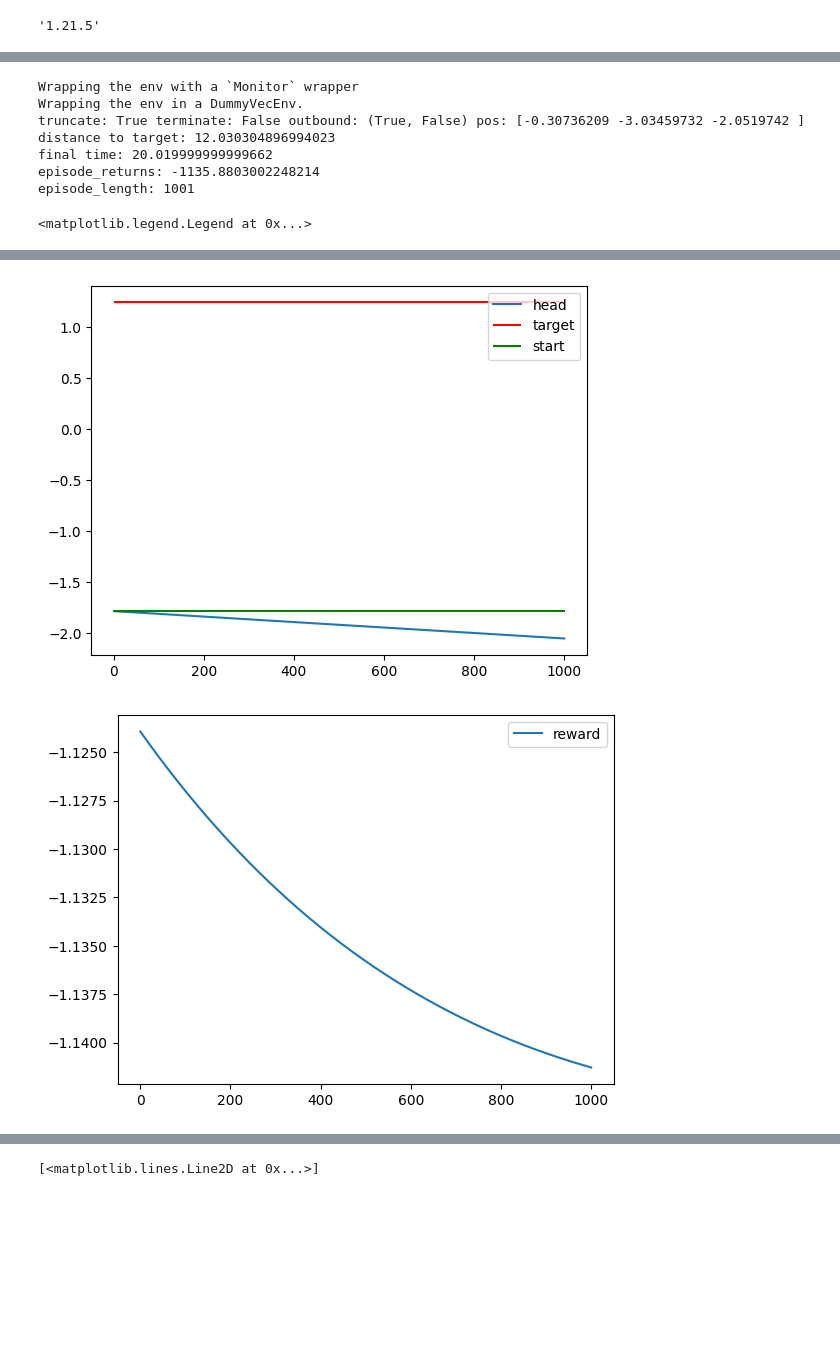
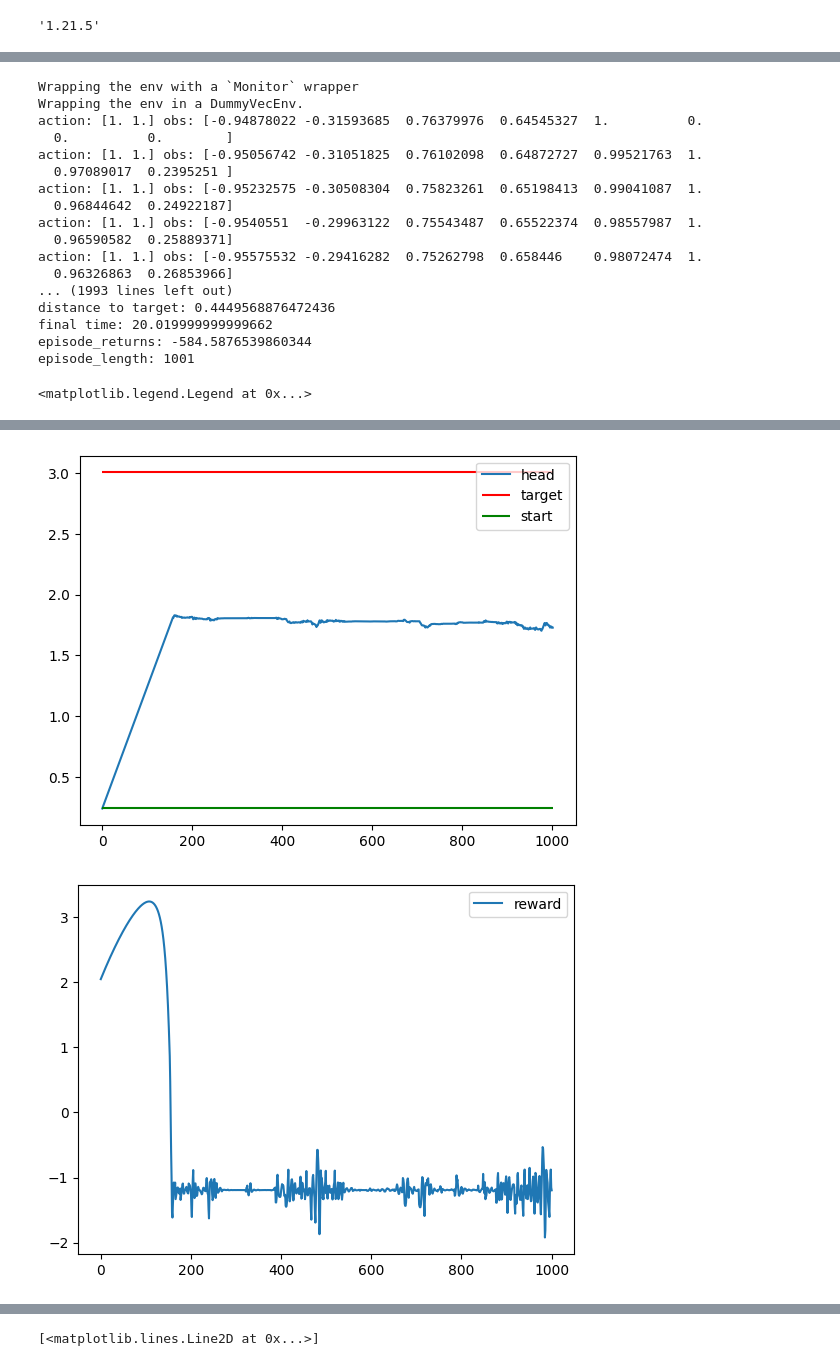
Before and after one commit to Fousseyni-Sang/common-robot-tasks, a Jupyter notebook: parking-task/rl_parking_task.ipynb, the cells around one changed output, grey strips where cells are left out. Saved outputs shown, nothing was run; the diff lists cells and outputs as text; code cells hidden in the pictures; blank space fills up the shorter version.

Commit message:
rl go to task

```diff
--- a/parking-task/rl_parking_task.ipynb
+++ b/parking-task/rl_parking_task.ipynb
@@ -339,7 +340,7 @@ rewards_goal = []
 total_reward = 0
 rewards_evolution = []
 
-controller = Controller(k_rho=1, k_alpha=3, k_beta=-1.5)
+controller = Controller(k_rho=0.5, k_alpha=3, k_beta=-1.5)
 
 
 while not done:
@@ -369,6 +370,8 @@ while not done:
   rewards_bearing.append(envs.unwrapped.reward_bearing)
   rewards_orient.append(envs.unwrapped.reward_orient)
   rewards_goal.append(envs.unwrapped.reward_goal)
+
+  obs = next_obs.copy()
 
 print(f"truncate: {truncated} terminate: {terminated} outbound: {envs.unwrapped.timeout} pos: {envs.unwrapped.robot.config}")
 print(f"distance to target: {envs.unwrapped.distance_to_target}")
@@ -562,11 +579,12 @@ rewards_goal = []
 total_reward = 0
 rewards_evolution = []
 
-model = PPO.load("./ppo_parking_task2", env=envs)
+model = PPO.load("parking-task/best_model/best_model.zip", env=envs)
 
 
 while not done:
   action, _ = model.predict(obs, deterministic=True)
+  print(f"action: {action} obs: {obs}")
   next_obs, rew, terminated, truncated, info = envs.step(action)
   total_reward += rew
   pos_traj.append(envs.unwrapped.robot.config[:2].copy())
@@ -580,6 +598,8 @@ while not done:
   rewards_bearing.append(envs.unwrapped.reward_bearing)
   rewards_orient.append(envs.unwrapped.reward_orient)
   rewards_goal.append(envs.unwrapped.reward_goal)
+
+  obs = next_obs.copy()
 
 print(f"truncate: {truncated} terminate: {terminated} outbound: {envs.unwrapped.timeout} pos: {envs.unwrapped.robot.config}")
 print(f"distance to target: {envs.unwrapped.distance_to_target}")
@@ -596,9 +616,12 @@ def plot_traj():
     plt.plot(x, y, label="pos")
     plt.scatter(envs.unwrapped.target_config[0], envs.unwrapped.target_config[1], c="r", label="goal")
     plt.scatter(envs.unwrapped.start_config[0], envs.unwrapped.start_config[1], c="g", label="start")
+    plt.scatter(envs.unwrapped.robot.config[0], envs.unwrapped.robot.config[1], c="b", label="final")
 
     dx_target, dy_target = np.cos(envs.unwrapped.target_config[2]), np.sin(envs.unwrapped.target_config[2])
     dx_start, dy_start = np.cos(envs.unwrapped.start_config[2]), np.sin(envs.unwrapped.start_config[2])
+    dx_final, dy_final = np.cos(envs.unwrapped.robot.config[2]), np.sin(envs.unwrapped.robot.config[2])
+
     length = 1.5
     width = 0.3
 
@@ -606,6 +629,9 @@ def plot_traj():
               dx=length*dx_target, dy=length*dy_target, color="r", head_width=0.3)
     plt.arrow(x=envs.unwrapped.start_config[0], y=envs.unwrapped.start_config[1],
               dx=length*dx_start, dy=length*dy_start, color="g", head_width=0.3)
+    plt.arrow(x=envs.unwrapped.robot.config[0], y=envs.unwrapped.robot.config[1],
+              dx=0.6*length*dx_final, dy=0.6*length*dy_final, color="b", head_width=0.1)
+
 
     plt.legend()
     plt.axis("equal")
@@ -648,9 +674,19 @@ plt.legend()
 # %% [output]
 Wrapping the env with a `Monitor` wrapper
 Wrapping the env in a DummyVecEnv.
-truncate: True terminate: False outbound: (True, False) pos: [-0.30736209 -3.03459732 -2.0519742 ]
-distance to target: 12.030304896994023
+action: [1. 1.] obs: [-0.94878022 -0.31593685  0.76379976  0.64545327  1.          0.
+  0.          0.        ]
+action: [1. 1.] obs: [-0.95056742 -0.31051825  0.76102098  0.64872727  0.99521763  1.
+  0.97089017  0.2395251 ]
+action: [1. 1.] obs: [-0.95232575 -0.30508304  0.75823261  0.65198413  0.99041087  1.
+  0.96844642  0.24922187]
+action: [1. 1.] obs: [-0.9540551  -0.29963122  0.75543487  0.65522374  0.98557987  1.
+  0.96590582  0.25889371]
+action: [1. 1.] obs: [-0.95575532 -0.29416282  0.75262798  0.658446    0.98072474  1.
+  0.96326863  0.26853966]
+... (1993 lines left out)
+distance to target: 0.4449568876472436
 final time: 20.019999999999662
-episode_returns: -1135.8803002248214
+episode_returns: -584.5876539860344
 episode_length: 1001
 <matplotlib.legend.Legend at 0x...>
@@ -658,2 +694,2 @@ episode_length: 1001
-[figure, old version]
+[figure, new version]
-[figure, old version]
+[figure, new version]
```
Also changed, not shown: parts of 6 cells of this notebook.
